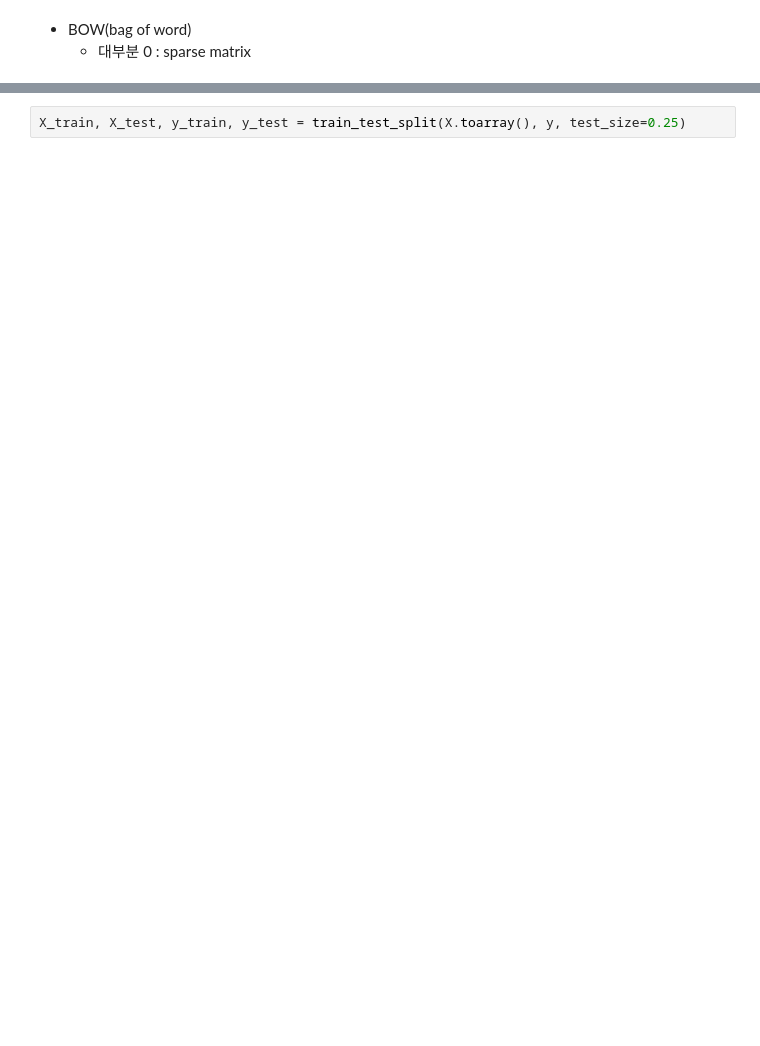
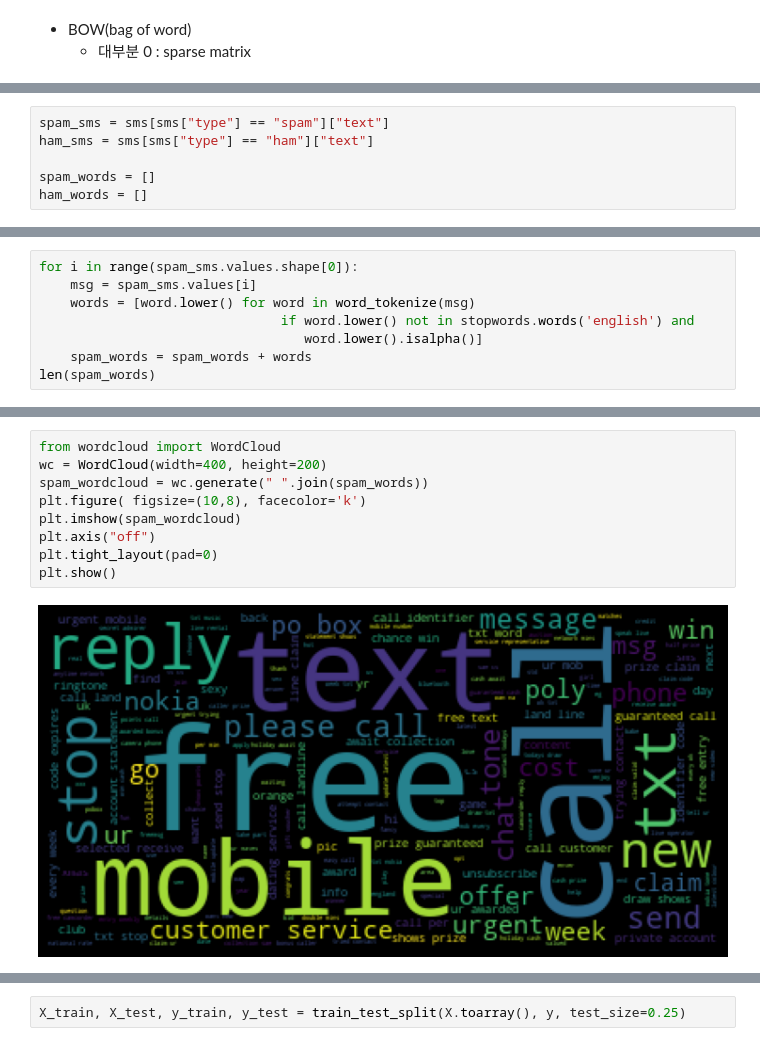
Before and after one commit to swkim01/DSAC1-2, a Jupyter notebook: gg-16-스팸메시지필터링.ipynb, the cells around one changed output, grey strips where cells are left out. Cells and saved outputs as stored; diff of their text form; blank space fills up the shorter version.

```diff
--- a/gg-16-스팸메시지필터링.ipynb
+++ b/gg-16-스팸메시지필터링.ipynb
@@ -90,0 +108,6 @@ array([ 92, 462, 866, 731, 393], dtype=int64)
+# %%
+spam_sms = sms[sms["type"] == "spam"]["text"]
+ham_sms = sms[sms["type"] == "ham"]["text"]
+
+spam_words = []
+ham_words = []
@@ -90,0 +135,8 @@ array([ 92, 462, 866, 731, 393], dtype=int64)
+# %%
+for i in range(spam_sms.values.shape[0]):
+    msg = spam_sms.values[i]
+    words = [word.lower() for word in word_tokenize(msg)
+                               if word.lower() not in stopwords.words('english') and
+                                  word.lower().isalpha()]
+    spam_words = spam_words + words
+len(spam_words)
@@ -90,0 +151,11 @@ array([ 92, 462, 866, 731, 393], dtype=int64)
+# %%
+from wordcloud import WordCloud
+wc = WordCloud(width=400, height=200)
+spam_wordcloud = wc.generate(" ".join(spam_words))
+plt.figure( figsize=(10,8), facecolor='k')
+plt.imshow(spam_wordcloud)
+plt.axis("off")
+plt.tight_layout(pad=0)
+plt.show()
+# %% [output]
+[figure, added]
```
Also changed, not shown: parts of 13 cells of this notebook.
